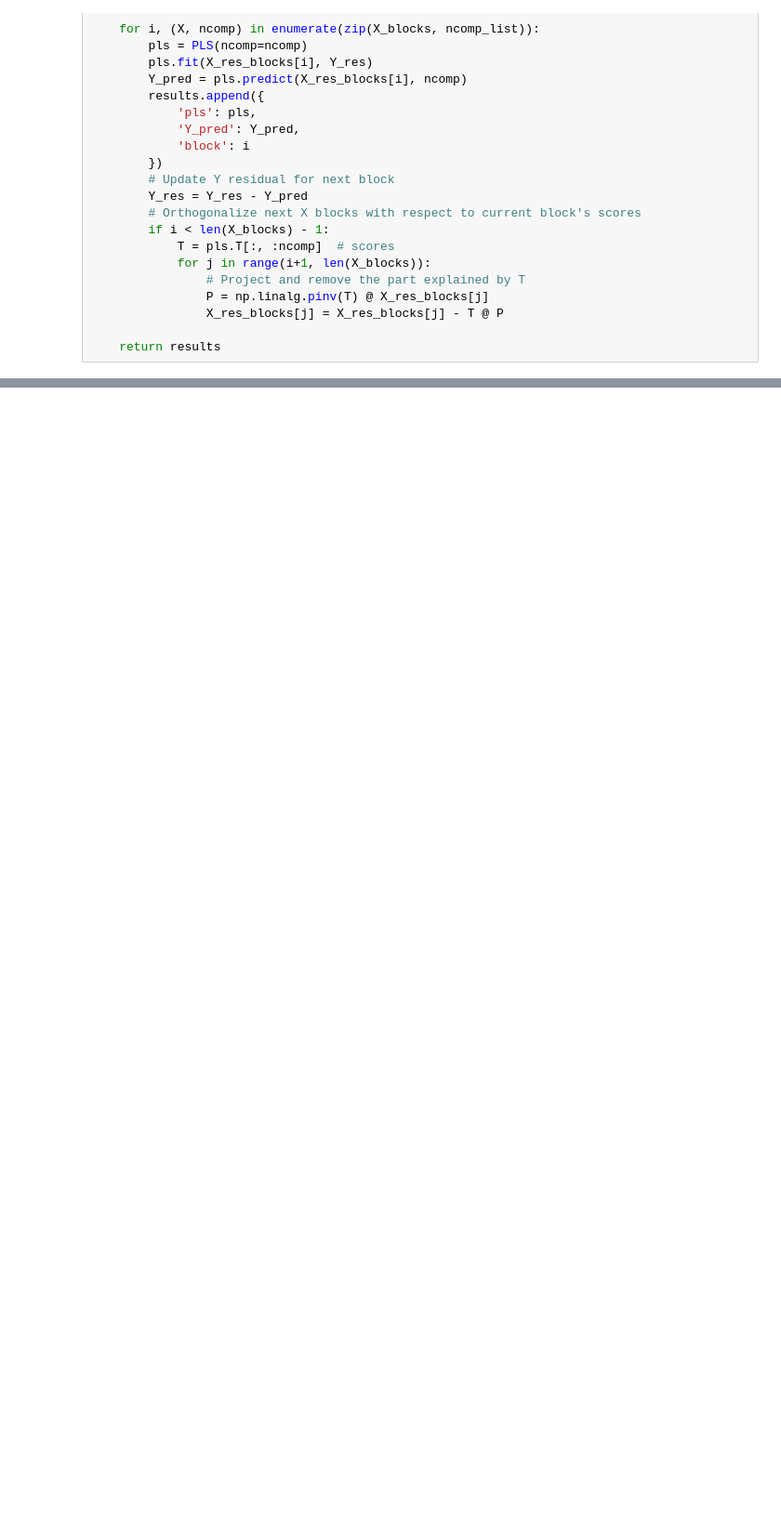
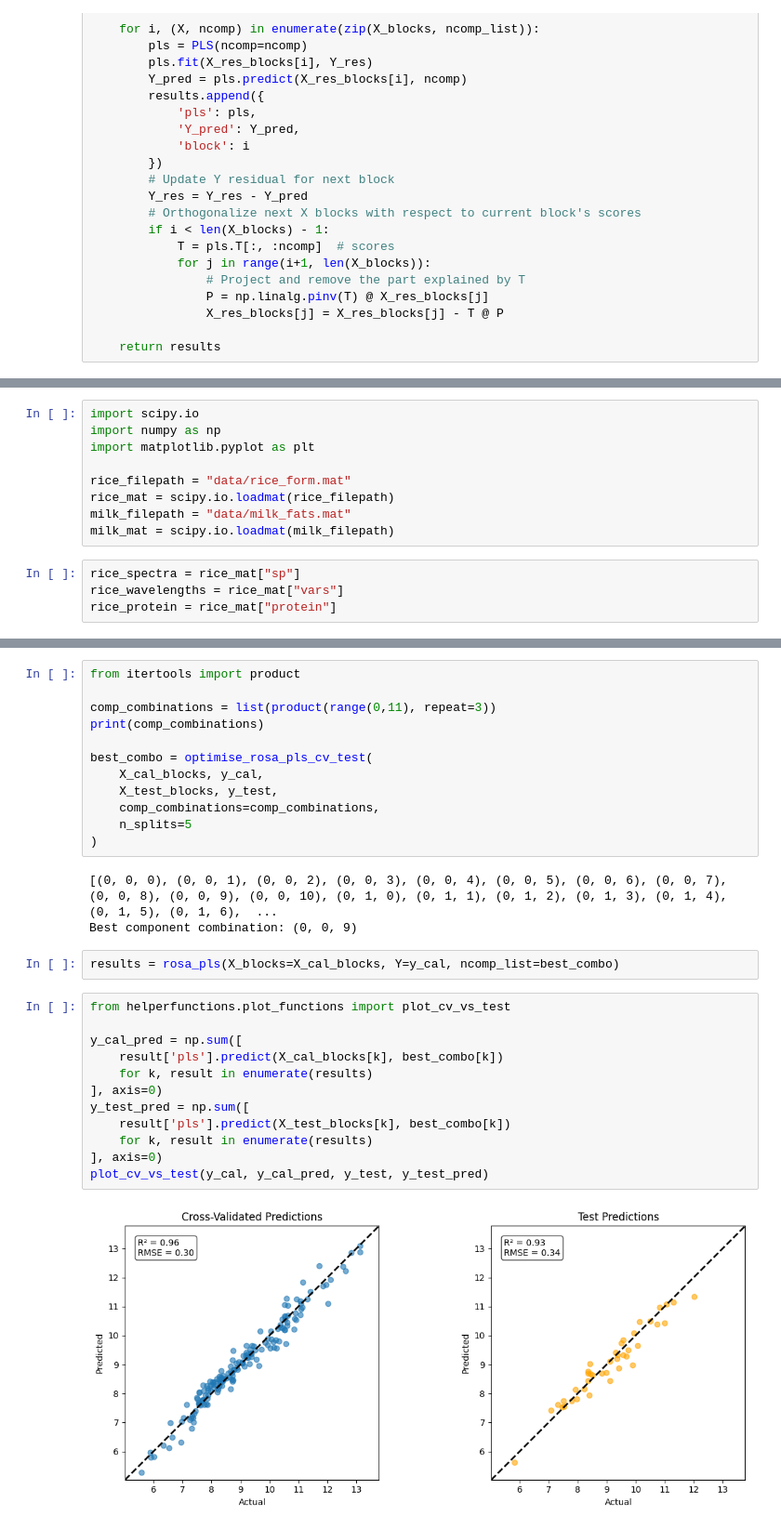
Before and after one commit to LizaGenke/Chemometric-approaches-to-hyperspectral-processing, a Jupyter notebook: data_fusion.ipynb, the cells around one changed output, grey strips where cells are left out. Shown at 93% size. Drawn from its saved outputs; the diff is of its cells as text; blank space fills up the shorter version.

```diff
--- a/data_fusion.ipynb
+++ b/data_fusion.ipynb
@@ -143,0 +160,13 @@ def rosa_pls(X_blocks, Y, ncomp_list):
+# %%
+import scipy.io
+import numpy as np
+import matplotlib.pyplot as plt
+
+rice_filepath = "data/rice_form.mat"
+rice_mat = scipy.io.loadmat(rice_filepath)
+milk_filepath = "data/milk_fats.mat"
+milk_mat = scipy.io.loadmat(milk_filepath)
+# %%
+rice_spectra = rice_mat["sp"]
+rice_wavelengths = rice_mat["vars"]
+rice_protein = rice_mat["protein"]
@@ -143,0 +271,31 @@ def rosa_pls(X_blocks, Y, ncomp_list):
+# %%
+from itertools import product
+
+comp_combinations = list(product(range(0,11), repeat=3))
+print(comp_combinations)
+
+best_combo = optimise_rosa_pls_cv_test(
+    X_cal_blocks, y_cal,
+    X_test_blocks, y_test,
+    comp_combinations=comp_combinations,
+    n_splits=5
+)
+# %% [output]
+[(0, 0, 0), (0, 0, 1), (0, 0, 2), (0, 0, 3), (0, 0, 4), (0, 0, 5), (0, 0, 6), (0, 0, 7), (0, 0, 8), (0, 0, 9), (0, 0, 10), (0, 1, 0), (0, 1, 1), (0, 1, 2), (0, 1, 3), (0, 1, 4), (0, 1, 5), (0, 1, 6),  ...
+Best component combination: (0, 0, 9)
+# %%
+results = rosa_pls(X_blocks=X_cal_blocks, Y=y_cal, ncomp_list=best_combo)
+# %%
+from helperfunctions.plot_functions import plot_cv_vs_test
+
+y_cal_pred = np.sum([
+    result['pls'].predict(X_cal_blocks[k], best_combo[k])
+    for k, result in enumerate(results)
+], axis=0)
+y_test_pred = np.sum([
+    result['pls'].predict(X_test_blocks[k], best_combo[k])
+    for k, result in enumerate(results)
+], axis=0)
+plot_cv_vs_test(y_cal, y_cal_pred, y_test, y_test_pred)
+# %% [output]
+[figure, added]
```
Also changed, not shown: parts of 20 cells of this notebook, 9 other files.
